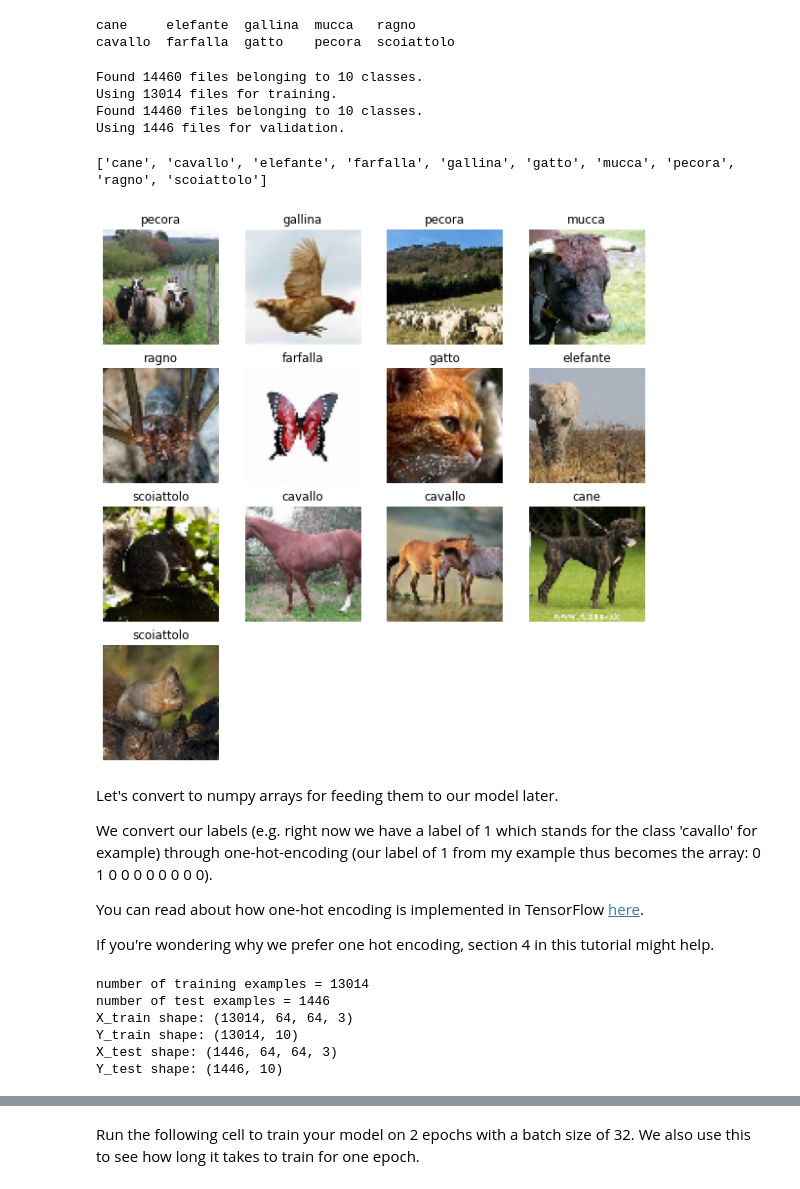
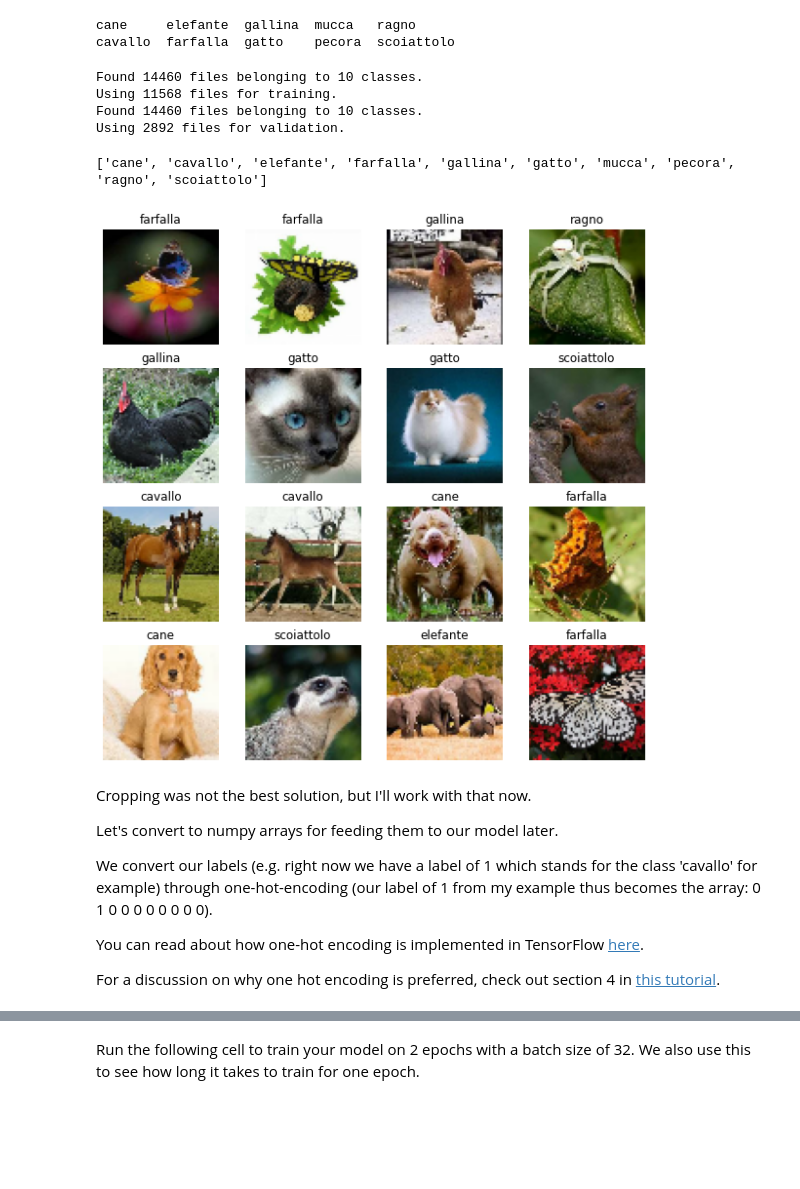
Before and after one commit to mihaelagrigore/Deep-Learning-Keras-Tensorflow-Resnet50-implementation, a Jupyter notebook: resnet-keras-code-from-scratch-train-on-gpu.ipynb, the cells around one changed output, grey strips where cells are left out. Cells and saved outputs as stored; diff of their text form; code cells hidden in the pictures; blank space fills up the shorter version.

Commit message:
ResNet + Keras: code from scratch & train on GPU

```diff
--- a/resnet-keras-code-from-scratch-train-on-gpu.ipynb
+++ b/resnet-keras-code-from-scratch-train-on-gpu.ipynb
@@ -471,86 +480,69 @@ Now we use Keras preprocessing utilities to prepare our dataset. The method I am
 # %% [output]
 cane     elefante  gallina  mucca   ragno
 cavallo  farfalla  gatto    pecora  scoiattolo
+# %%
+img_height = 64
+img_width = 64
+batch_size = 32
 # %%
-img_height = 64
-img_width = 64
-
 data_dir = pathlib.Path(out_folder)
 
 train_ds = tf.keras.preprocessing.image_dataset_from_directory(
     data_dir,
-    validation_split=0.1,
+    validation_split = 0.2,
     subset="training",
-    batch_size = 10*min(file_count),
-    #batch_size = 100,
+    #batch_size = 10 * min(file_count),
+    label_mode='categorical', # default mode is 'int' label, but we want one-hot encoded labels (e.g. for categorical_crossentropy loss)
     seed=123,
-    image_size=(img_height, img_width)
+    image_size=(img_height, img_width),
+    batch_size=batch_size
 )
 
 val_ds = tf.keras.preprocessing.image_dataset_from_directory(
     data_dir,
-    validation_split=0.1,
+    validation_split=0.2,
     subset="validation",
-    batch_size = 10*min(file_count),
-    #batch_size = 100,
+    label_mode='categorical',
     seed=123,
-    image_size=(img_height, img_width)
+    image_size=(img_height, img_width),
+    batch_size=batch_size
 )
 # %% [output]
 Found 14460 files belonging to 10 classes.
-Using 13014 files for training.
+Using 11568 files for training.
 Found 14460 files belonging to 10 classes.
-Using 1446 files for validation.
+Using 2892 files for validation.
 # %%
 class_names = train_ds.class_names
 print(class_names)
 # %% [output]
 ['cane', 'cavallo', 'elefante', 'farfalla', 'gallina', 'gatto', 'mucca', 'pecora', 'ragno', 'scoiattolo']
 # %%
-from matplotlib import pyplot as plt
+import matplotlib.pyplot as plt
+
 plt.figure(figsize=(10, 10))
+
 i = 1
+
 for images, labels in train_ds.take(1):
     for (image, label) in zip(images, labels):
-        if (i%1000 ==0):
-            ax = plt.subplot(4, 4, i / 1000)
-            plt.imshow(image.numpy().astype("uint8"))
-            plt.title(class_names[label])
-            plt.axis("off")
+        ax = plt.subplot(4, 4, i)
+        plt.imshow(image.numpy().astype("uint8"))
+        plt.title(class_names[tf.argmax(label, axis=0)])
+        plt.axis("off")
         i = i + 1
+        if i == 17:
+            break
+plt.show()
 # %% [output]
-[figure, old version]
+[figure, new version]
 # %% [markdown]
- Let's convert to numpy arrays for feeding them to our model later.
+Cropping was not the best solution, but I'll work with that now.
+
+Let's convert to numpy arrays for feeding them to our model later.
 
 We convert our labels (e.g. right now we have a label of 1 which stands for the class 'cavallo' for example) through one-hot-encoding (our label of 1 from my example thus becomes the array: 0 1 0 0 0 0 0 0 0 0).
 
 You can read about how one-hot encoding is implemented in TensorFlow <a href='https://www.tensorflow.org/api_docs/python/tf/one_hot'>here</a>.
 
-If you're wondering why we prefer one hot encoding, section 4 in <a hred='https://machinelearningmastery.com/how-to-prepare-categorical-data-for-deep-learning-in-python/'>this tutorial</a> might help.
+For a discussion on why one hot encoding is preferred, check out section 4 in <a href='https://machinelearningmastery.com/how-to-prepare-categorical-data-for-deep-learning-in-python/'>this tutorial</a>.
-# %%
-for images, labels in train_ds.take(1):
-    X_train_orig = np.stack(list(images))
-    Y_train = tf.one_hot(labels, 10)
-
-for images, labels in val_ds.take(1):
-    X_test_orig = np.stack(list(images))
-    Y_test = tf.one_hot(labels, 10)
-
-# Normalize image vectors
-X_train = X_train_orig/255.
-X_test = X_test_orig/255.
-
-print ("number of training examples = " + str(X_train.shape[0]))
-print ("number of test examples = " + str(X_test.shape[0]))
-print ("X_train shape: " + str(X_train.shape))
-print ("Y_train shape: " + str(Y_train.shape))
-print ("X_test shape: " + str(X_test.shape))
-print ("Y_test shape: " + str(Y_test.shape))
-# %% [output]
-number of training examples = 13014
-number of test examples = 1446
-X_train shape: (13014, 64, 64, 3)
-Y_train shape: (13014, 10)
-X_test shape: (1446, 64, 64, 3)
-Y_test shape: (1446, 10)
```
Also changed, not shown: parts of 39 cells of this notebook.
